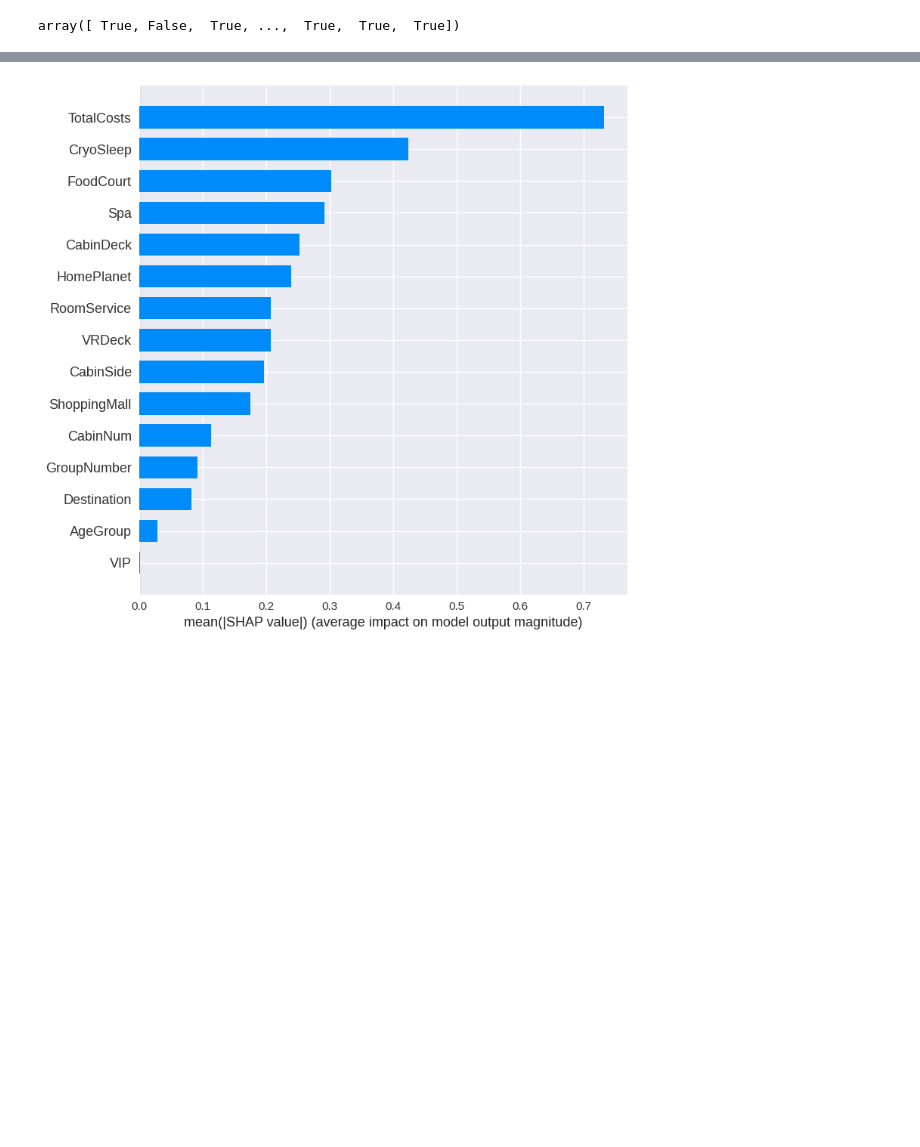
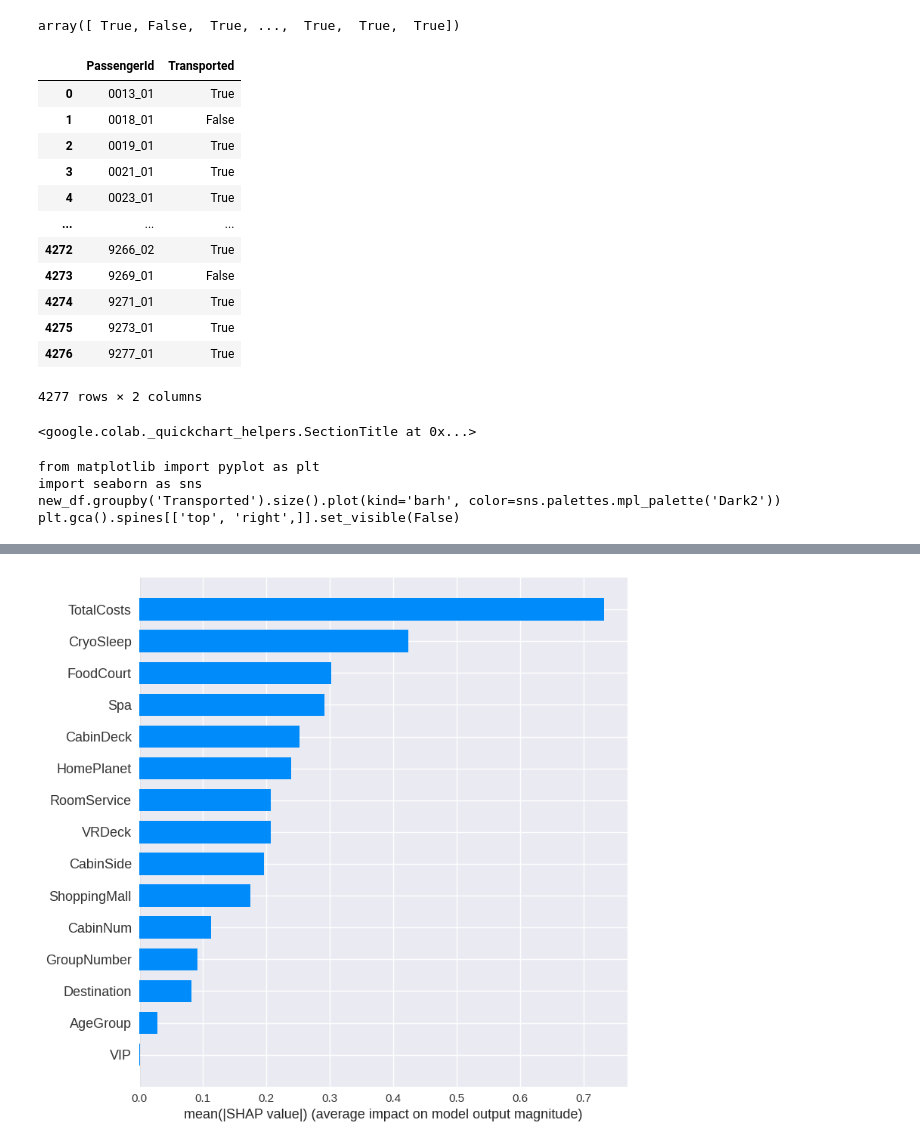
Before and after one commit to 7PAM2015-0105-2023-Group10/kaggle, a Jupyter notebook: Spaceship_Titanic_project_group10_Final.ipynb, the cells around one changed output, grey strips where cells are left out. Cells and saved outputs as stored; diff of their text form; code cells hidden in the pictures; blank space fills up the shorter version.

```diff
--- a/Spaceship_Titanic_project_group10_Final.ipynb
+++ b/Spaceship_Titanic_project_group10_Final.ipynb
@@ -586,6 +599,26 @@ sub = pd.read_csv("https://raw.githubusercontent.com/7PAM2015-0105-2023-Group10/
 # %%
 # Create a new DataFrame with ID and Predicted Rentals
 new_df = pd.DataFrame({
     'PassengerId': sub['PassengerId'],
     'Transported': myPredictions
 })
+new_df
+# %% [output]
+|  | PassengerId | Transported |
+| 0 | 0013_01 | True |
+| 1 | 0018_01 | False |
+| 2 | 0019_01 | True |
+| 3 | 0021_01 | True |
+| 4 | 0023_01 | True |
+| ... | ... | ... |
+| 4272 | 9266_02 | True |
+| 4273 | 9269_01 | False |
+| 4274 | 9271_01 | True |
+| 4275 | 9273_01 | True |
+| 4276 | 9277_01 | True |
+4277 rows × 2 columns
+<google.colab._quickchart_helpers.SectionTitle at 0x...>
+from matplotlib import pyplot as plt
+import seaborn as sns
+new_df.groupby('Transported').size().plot(kind='barh', color=sns.palettes.mpl_palette('Dark2'))
+plt.gca().spines[['top', 'right',]].set_visible(False)
```
Also changed, not shown: parts of 6 cells of this notebook.
